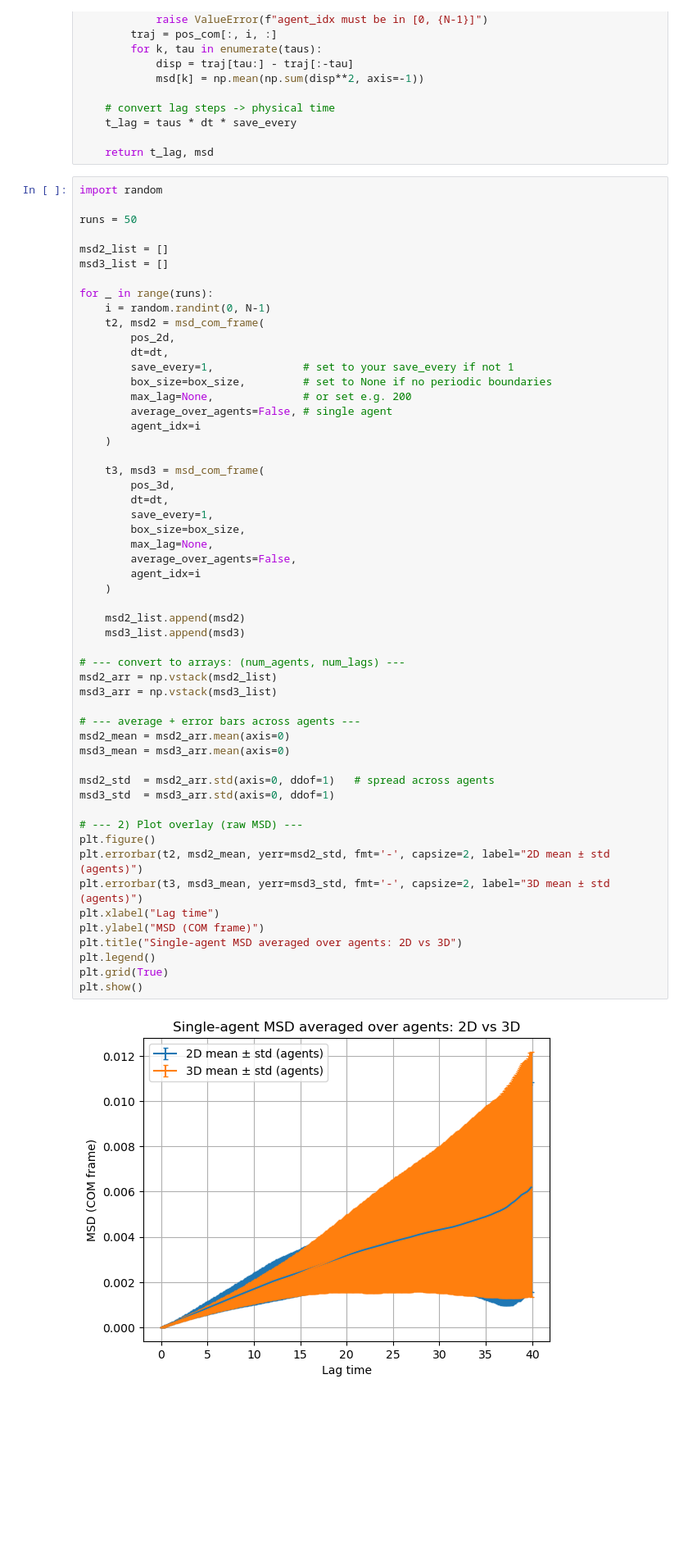
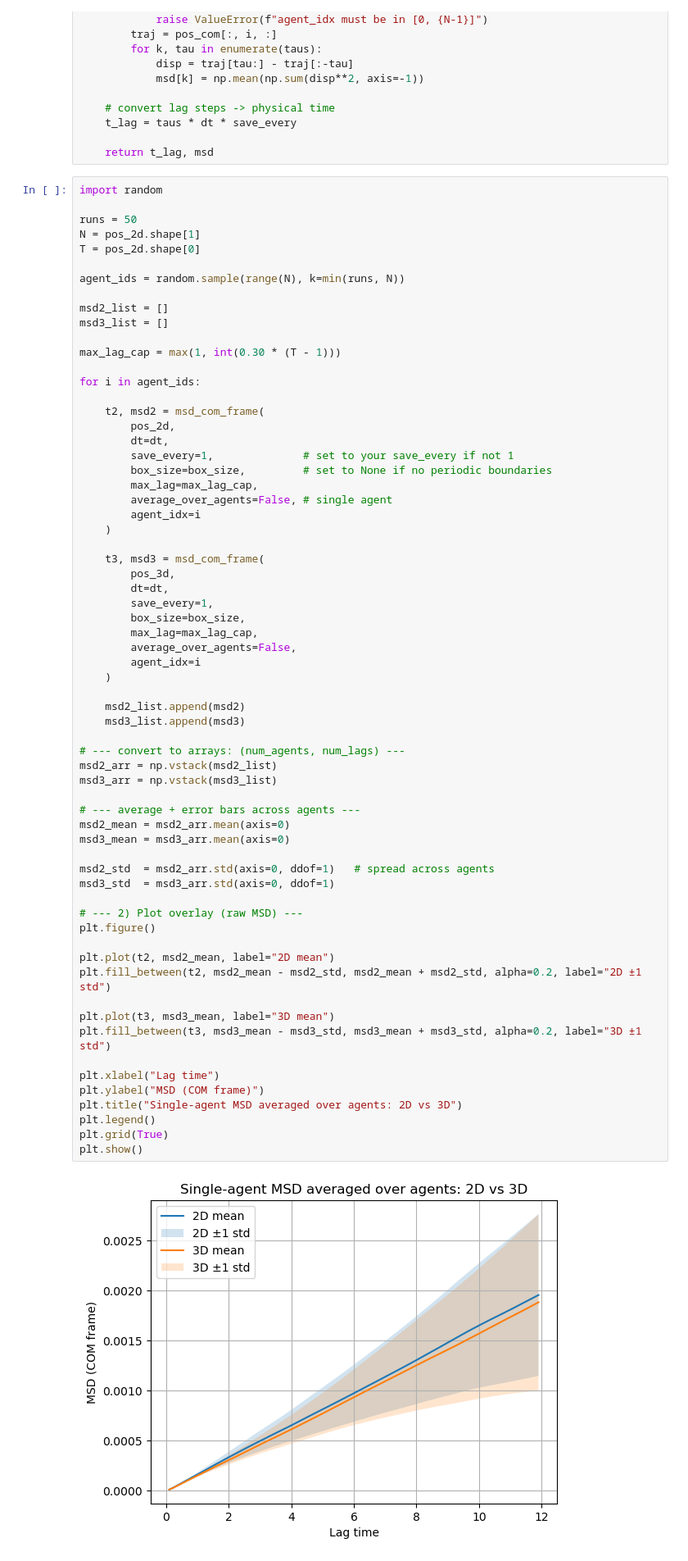
Before and after one commit to ayy031/Group4_Emergence-of-Structure-in-a-Simplified-Universe, a Jupyter notebook: notebooks/flocking_2d_vs_3d_agent.ipynb, the cells around one changed output. Shown at 82% size. Drawn from its saved outputs; the diff is of its cells as text; blank space fills up the shorter version.

```diff
--- a/notebooks/flocking_2d_vs_3d_agent.ipynb
+++ b/notebooks/flocking_2d_vs_3d_agent.ipynb
@@ -194,18 +214,24 @@ def msd_com_frame(
 import random
 
 runs = 50
+N = pos_2d.shape[1]
+T = pos_2d.shape[0]
+
+agent_ids = random.sample(range(N), k=min(runs, N))
 
 msd2_list = []
 msd3_list = []
 
-for _ in range(runs):
-    i = random.randint(0, N-1)
+max_lag_cap = max(1, int(0.30 * (T - 1)))
+
+for i in agent_ids:
+
     t2, msd2 = msd_com_frame(
         pos_2d,
         dt=dt,
         save_every=1,              # set to your save_every if not 1
         box_size=box_size,         # set to None if no periodic boundaries
-        max_lag=None,              # or set e.g. 200
+        max_lag=max_lag_cap,
         average_over_agents=False, # single agent
         agent_idx=i
     )
@@ -215,37 +241,42 @@ for _ in range(runs):
         dt=dt,
         save_every=1,
         box_size=box_size,
-        max_lag=None,
+        max_lag=max_lag_cap,
         average_over_agents=False,
         agent_idx=i
     )
 
     msd2_list.append(msd2)
     msd3_list.append(msd3)
 
 # --- convert to arrays: (num_agents, num_lags) ---
 msd2_arr = np.vstack(msd2_list)
 msd3_arr = np.vstack(msd3_list)
 
 # --- average + error bars across agents ---
 msd2_mean = msd2_arr.mean(axis=0)
 msd3_mean = msd3_arr.mean(axis=0)
 
 msd2_std  = msd2_arr.std(axis=0, ddof=1)   # spread across agents
 msd3_std  = msd3_arr.std(axis=0, ddof=1)
 
 # --- 2) Plot overlay (raw MSD) ---
 plt.figure()
-plt.errorbar(t2, msd2_mean, yerr=msd2_std, fmt='-', capsize=2, label="2D mean ± std (agents)")
-plt.errorbar(t3, msd3_mean, yerr=msd3_std, fmt='-', capsize=2, label="3D mean ± std (agents)")
+
+plt.plot(t2, msd2_mean, label="2D mean")
+plt.fill_between(t2, msd2_mean - msd2_std, msd2_mean + msd2_std, alpha=0.2, label="2D ±1 std")
+
+plt.plot(t3, msd3_mean, label="3D mean")
+plt.fill_between(t3, msd3_mean - msd3_std, msd3_mean + msd3_std, alpha=0.2, label="3D ±1 std")
+
 plt.xlabel("Lag time")
 plt.ylabel("MSD (COM frame)")
 plt.title("Single-agent MSD averaged over agents: 2D vs 3D")
 plt.legend()
 plt.grid(True)
 plt.show()
 # %% [output]
-[figure, old version]
+[figure, new version]
 # %%
 t2, msd2 = msd_com_frame(
     pos_2d,
```
Also changed, not shown: parts of 4 cells of this notebook.
